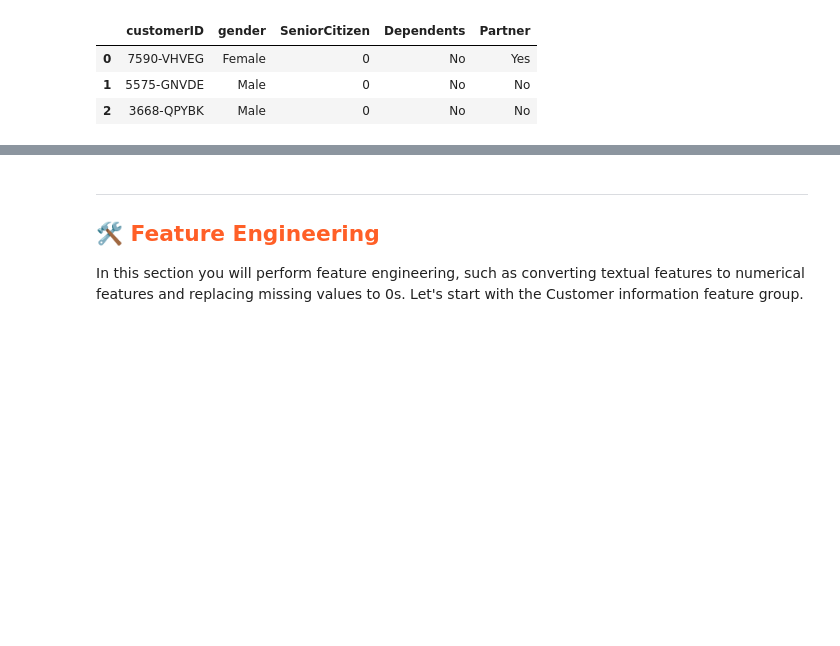
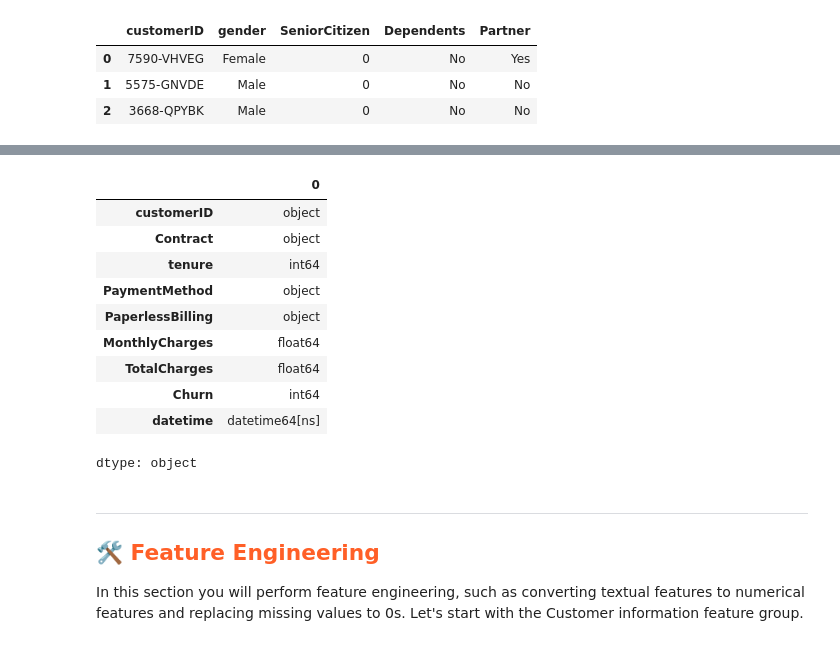
Before and after one commit to sseamonds/Machine-Learning-with-Python, a Jupyter notebook: churn/1_churn_feature_pipeline.ipynb, the cells around one changed output, grey strips where cells are left out. Saved outputs shown, nothing was run; the diff lists cells and outputs as text; code cells hidden in the pictures; blank space fills up the shorter version.

```diff
--- a/churn/1_churn_feature_pipeline.ipynb
+++ b/churn/1_churn_feature_pipeline.ipynb
@@ -107,6 +107,21 @@ subscriptions_df.head(3)
 | 0 | 7590-VHVEG | No | Yes | No | DSL | No phone service | ... |
 | 1 | 5575-GNVDE | Yes | No | Yes | DSL | No | ... |
 | 2 | 3668-QPYBK | No | Yes | Yes | DSL | No | ... |
+# %%
+#type(customer_info_df)
+customer_info_df.dtypes
+# %% [output]
+|  | 0 |
+| customerID | object |
+| Contract | object |
+| tenure | int64 |
+| PaymentMethod | object |
+| PaperlessBilling | object |
+| MonthlyCharges | float64 |
+| TotalCharges | float64 |
+| Churn | int64 |
+| datetime | datetime64[ns] |
+dtype: object
 # %% [markdown]
 ---
 ## <span style="color:#ff5f27;"> 🛠️ Feature Engineering </span>
```
Also changed, not shown: parts of 13 cells of this notebook.
